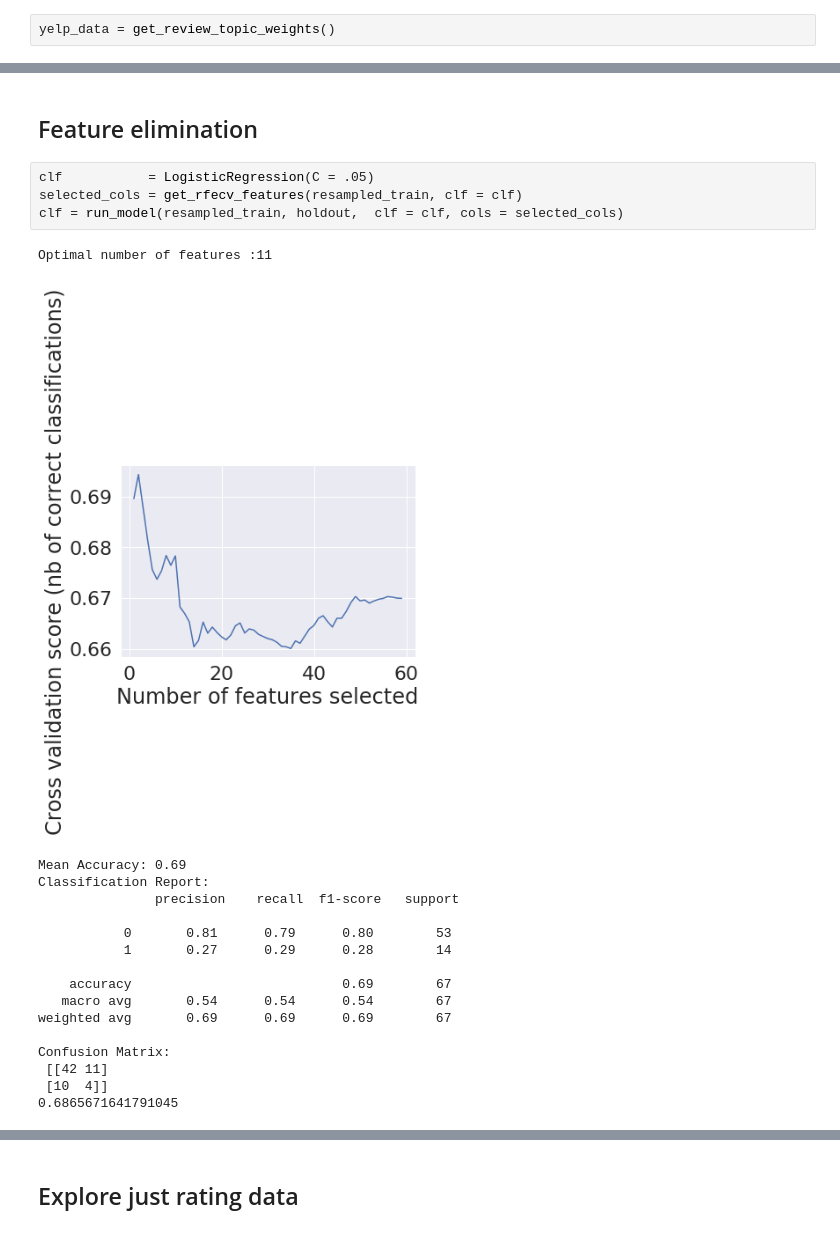
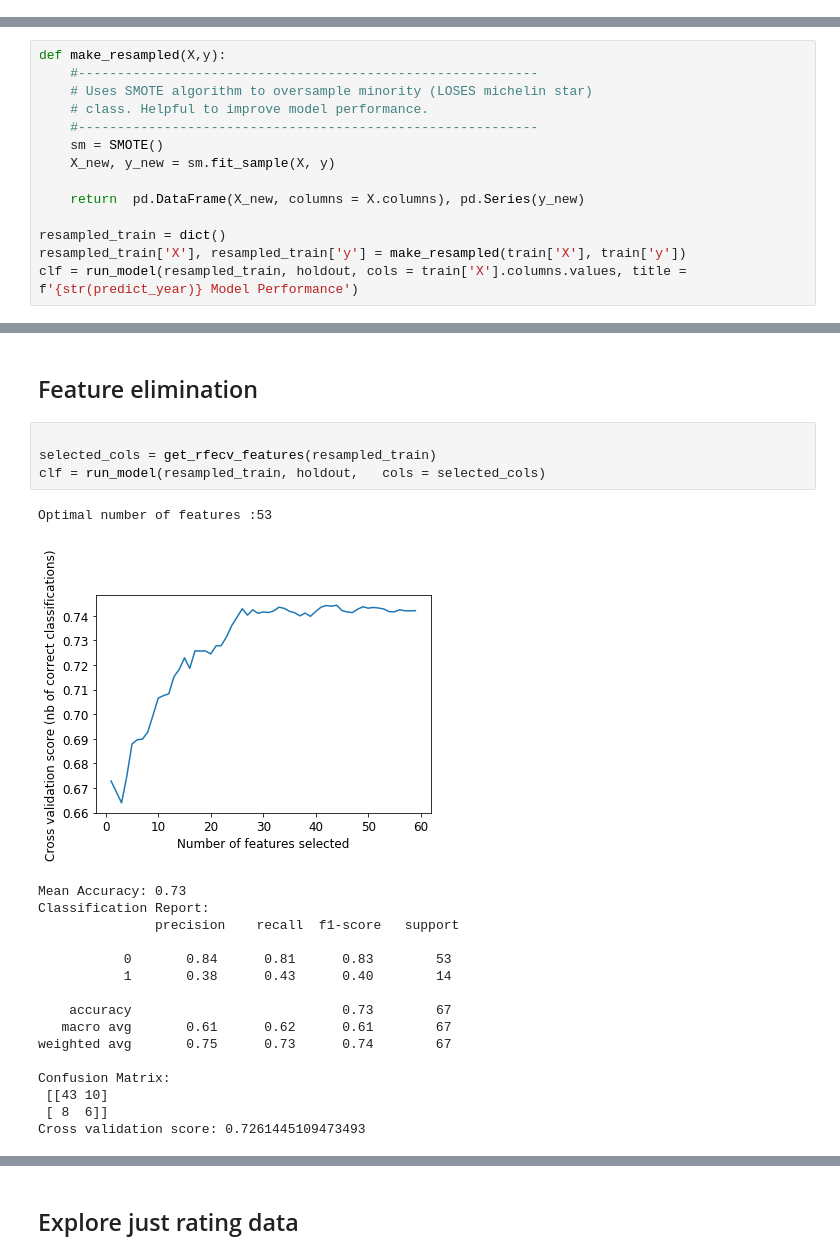
Before and after one commit to ysheynin/Michelin_Survivor_NYC, a Jupyter notebook: Michelin Survival Analysis.ipynb, the cells around one changed output, grey strips where cells are left out. Drawn from its saved outputs; the diff is of its cells as text.

```diff
--- a/Michelin Survival Analysis.ipynb
+++ b/Michelin Survival Analysis.ipynb
@@ -448,2 +140,0 @@ def plot_roc(probs, holdout, title = ''):
-# %%
-yelp_data = get_review_topic_weights()
@@ -462,0 +679,14 @@ Topic 9:   2.948*best, 1.685*ive, 1.020*nyc, 0.945*new, 0.852*amazing, 0.828*yor
+# %%
+def make_resampled(X,y):
+    #-----------------------------------------------------------
+    # Uses SMOTE algorithm to oversample minority (LOSES michelin star)
+    # class. Helpful to improve model performance.
+    #-----------------------------------------------------------
+    sm = SMOTE()
+    X_new, y_new = sm.fit_sample(X, y)
+
+    return  pd.DataFrame(X_new, columns = X.columns), pd.Series(y_new)
+
+resampled_train = dict()
+resampled_train['X'], resampled_train['y'] = make_resampled(train['X'], train['y'])
+clf = run_model(resampled_train, holdout, cols = train['X'].columns.values, title = f'{str(predict_year)} Model Performance')
@@ -580,24 +953,24 @@ Confusion Matrix:
 # %% [markdown]
 ## Feature elimination
 # %%
-clf           = LogisticRegression(C = .05)
-selected_cols = get_rfecv_features(resampled_train, clf = clf)
-clf = run_model(resampled_train, holdout,  clf = clf, cols = selected_cols)
+
+selected_cols = get_rfecv_features(resampled_train)
+clf = run_model(resampled_train, holdout,   cols = selected_cols)
 # %% [output]
-Optimal number of features :11
+Optimal number of features :53
-[figure, old version]
+[figure, new version]
-Mean Accuracy: 0.69
+Mean Accuracy: 0.73
 Classification Report:
                precision    recall  f1-score   support
 
-           0       0.81      0.79      0.80        53
-           1       0.27      0.29      0.28        14
+           0       0.84      0.81      0.83        53
+           1       0.38      0.43      0.40        14
 
-    accuracy                           0.69        67
-   macro avg       0.54      0.54      0.54        67
-weighted avg       0.69      0.69      0.69        67
+    accuracy                           0.73        67
+   macro avg       0.61      0.62      0.61        67
+weighted avg       0.75      0.73      0.74        67
 
 Confusion Matrix:
- [[42 11]
- [10  4]]
-0.6865671641791045
+ [[43 10]
+ [ 8  6]]
+Cross validation score: 0.7261445109473493
```
Also changed, not shown: parts of 47 cells of this notebook, 10 other files.
